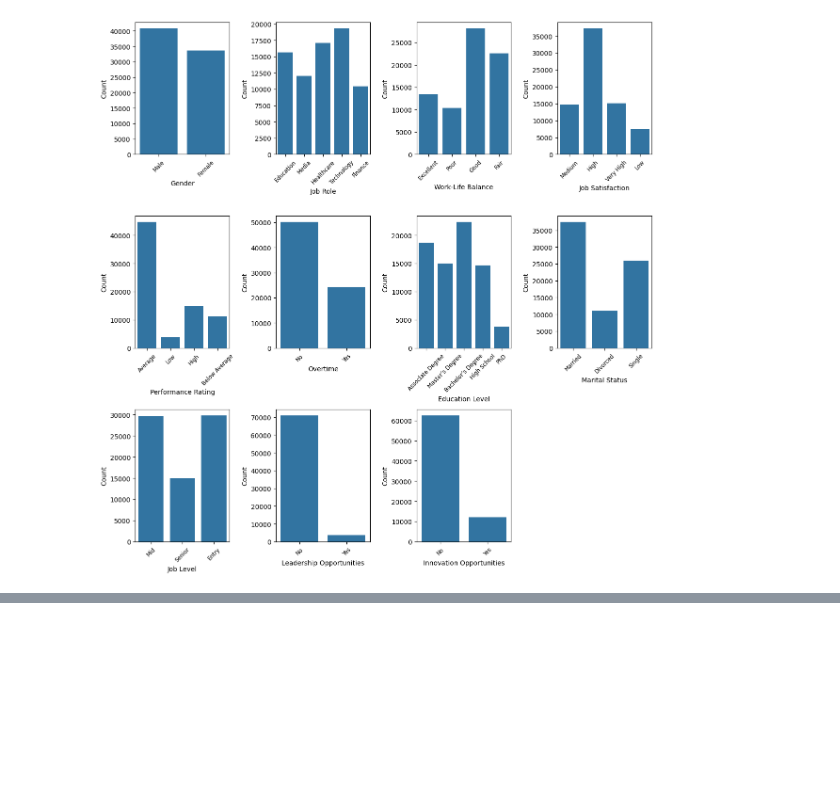
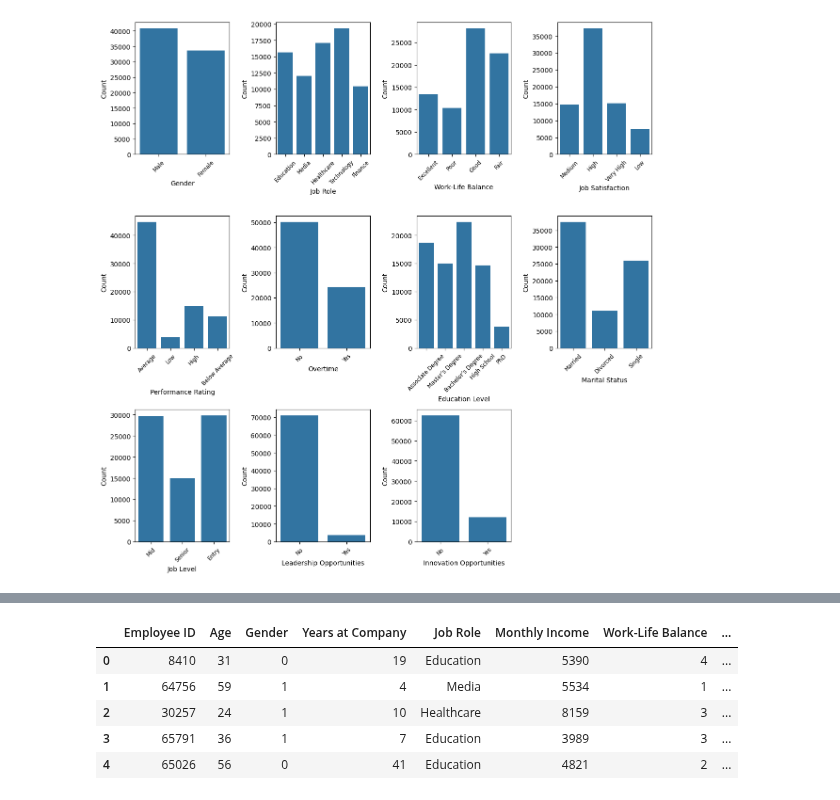
Before and after one commit to hansi-2000/HR-Project_ML, a Jupyter notebook: EMP_Attrition_rate.ipynb, the cells around one changed output, grey strips where cells are left out. Cells and saved outputs as stored; diff of their text form; code cells hidden in the pictures; blank space fills up the shorter version.

```diff
--- a/EMP_Attrition_rate.ipynb
+++ b/EMP_Attrition_rate.ipynb
@@ -144,0 +170,17 @@ plt.show()
+# %%
+# print("Unique values in Gender column:", emp_data['Gender'].unique())
+binary_columns = ['Leadership Opportunities', 'Innovation Opportunities', 'Overtime', 'Gender']
+
+binary_mapping = {'No': 0, 'Yes': 1, 'Male': 0, 'Female': 1}
+
+for col in binary_columns:
+    emp_data[col] = emp_data[col].map(binary_mapping)
+
+emp_data.head()
+# %% [output]
+|  | Employee ID | Age | Gender | Years at Company | Job Role | Monthly Income | Work-Life Balance | ... |
+| 0 | 8410 | 31 | 0 | 19 | Education | 5390 | 4 | ... |
+| 1 | 64756 | 59 | 1 | 4 | Media | 5534 | 1 | ... |
+| 2 | 30257 | 24 | 1 | 10 | Healthcare | 8159 | 3 | ... |
+| 3 | 65791 | 36 | 1 | 7 | Education | 3989 | 3 | ... |
+| 4 | 65026 | 56 | 0 | 41 | Education | 4821 | 2 | ... |
```
Also changed, not shown: parts of 3 cells of this notebook.
